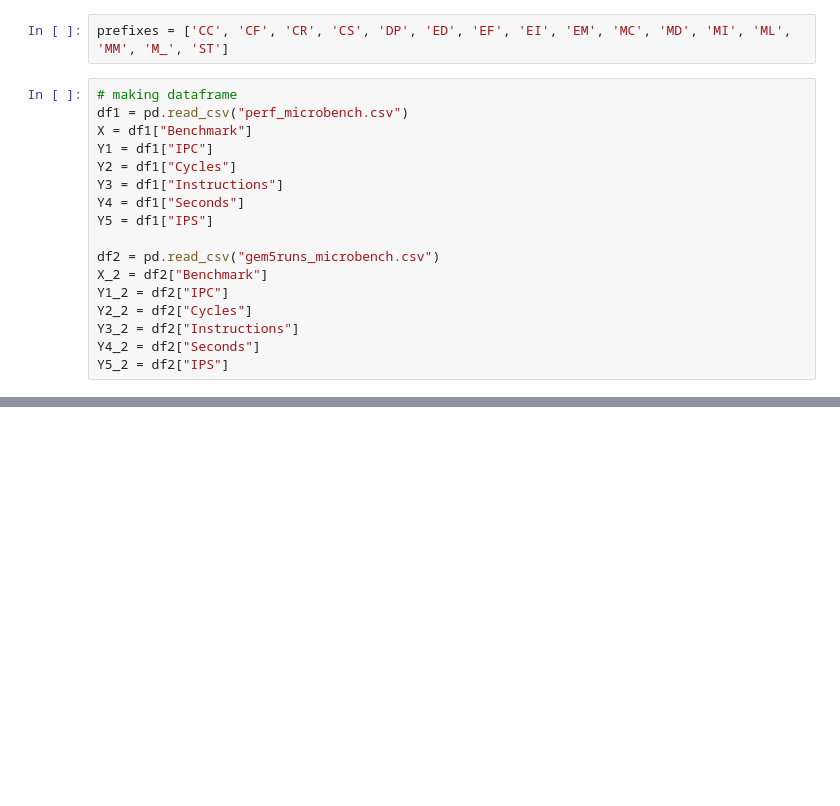
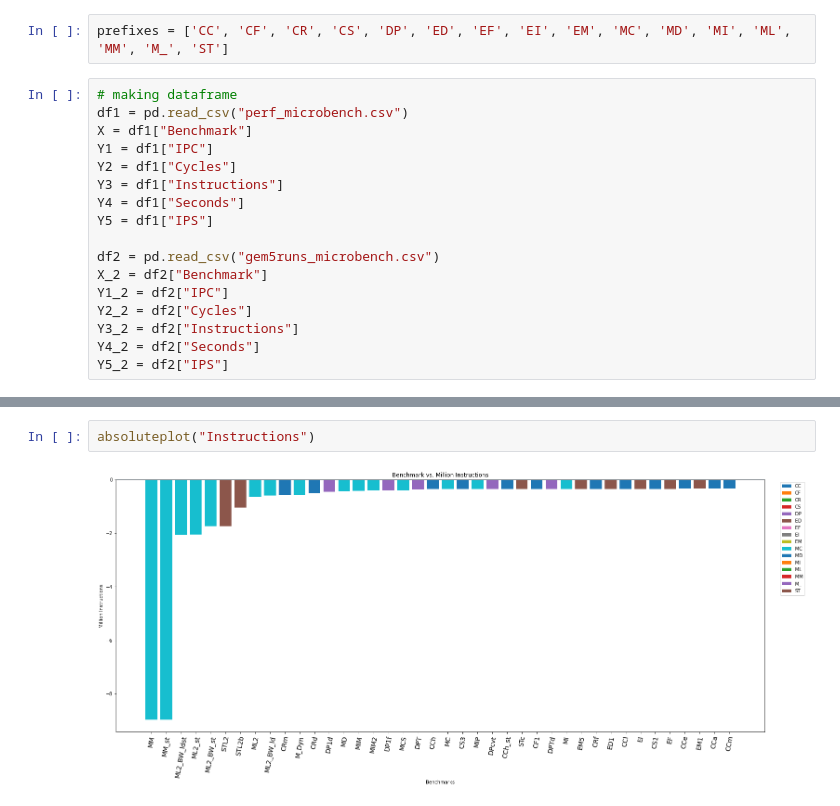
Before and after one commit to darchr/riscv-validation, a Jupyter notebook: plots/Stats_Diff.ipynb, the cells around one changed output, grey strips where cells are left out. Drawn from its saved outputs; the diff is of its cells as text; blank space fills up the shorter version.

```diff
--- a/plots/Stats_Diff.ipynb
+++ b/plots/Stats_Diff.ipynb
@@ -133,0 +142,4 @@ def percentageplot(stat):
+# %%
+absoluteplot("Instructions")
+# %% [output]
+[figure, added]
```
Also changed, not shown: parts of 11 cells of this notebook.
